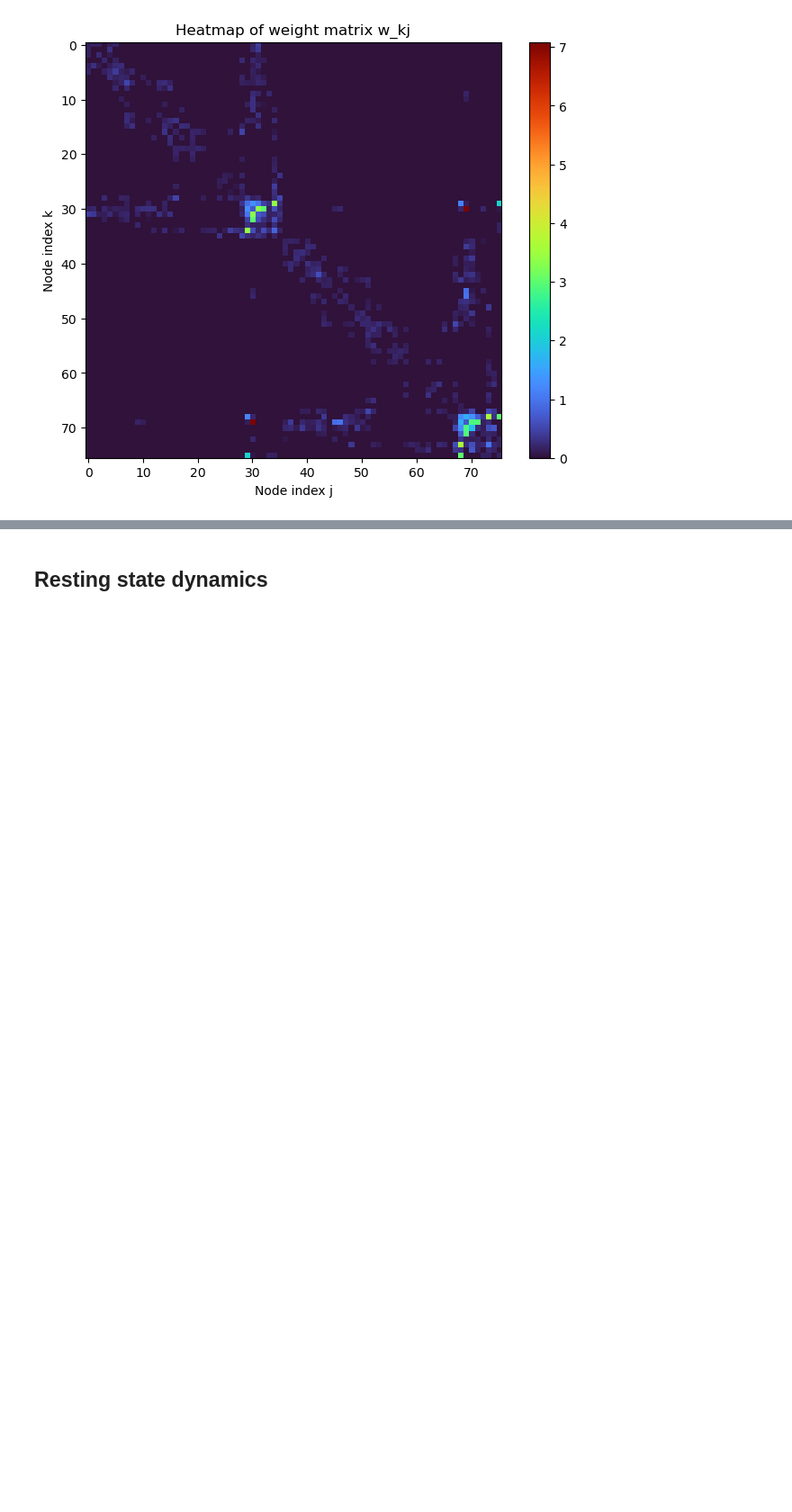
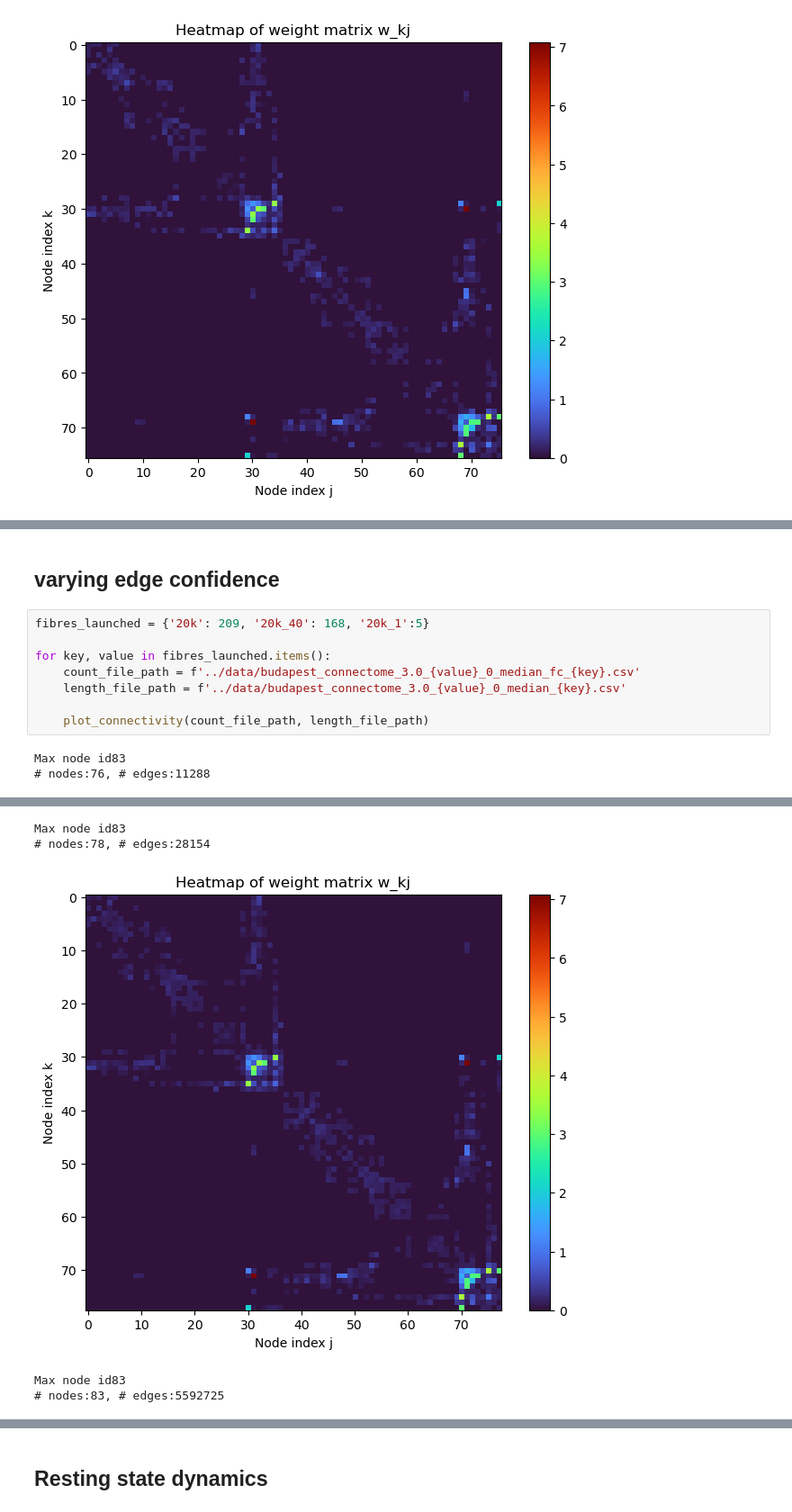
Before and after one commit to shayanshafquat/neuronal-oscillations-evolving-networks, a Jupyter notebook: notebooks/transport_model.ipynb, the cells around one changed output, grey strips where cells are left out. Shown: that part at 90% size. Drawn from its saved outputs; the diff is of its cells as text; blank space fills up the shorter version.

```diff
--- a/notebooks/transport_model.ipynb
+++ b/notebooks/transport_model.ipynb
@@ -97,0 +160,13 @@ plt.show()
+# %% [markdown]
+## varying edge confidence
+# %%
+fibres_launched = {'20k': 209, '20k_40': 168, '20k_1':5}
+
+for key, value in fibres_launched.items():
+    count_file_path = f'../data/budapest_connectome_3.0_{value}_0_median_fc_{key}.csv'
+    length_file_path = f'../data/budapest_connectome_3.0_{value}_0_median_{key}.csv'
+
+    plot_connectivity(count_file_path, length_file_path)
+# %% [output]
+Max node id83
+# nodes:76, # edges:11288
@@ -97,0 +174,5 @@ plt.show()
+Max node id83
+# nodes:78, # edges:28154
+[figure, added]
+Max node id83
+# nodes:83, # edges:5592725
```
Also changed, not shown: parts of 7 cells of this notebook.
